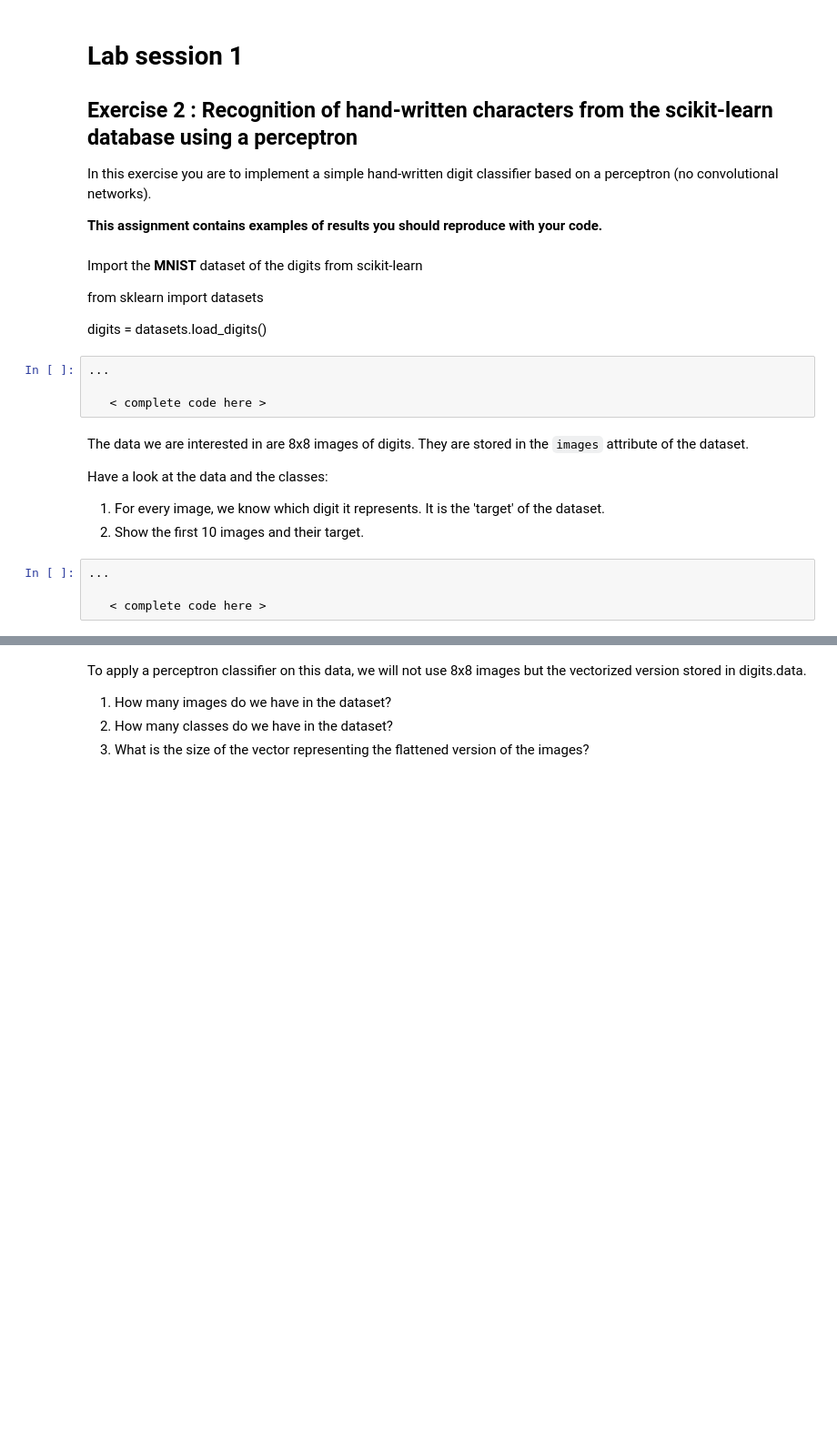
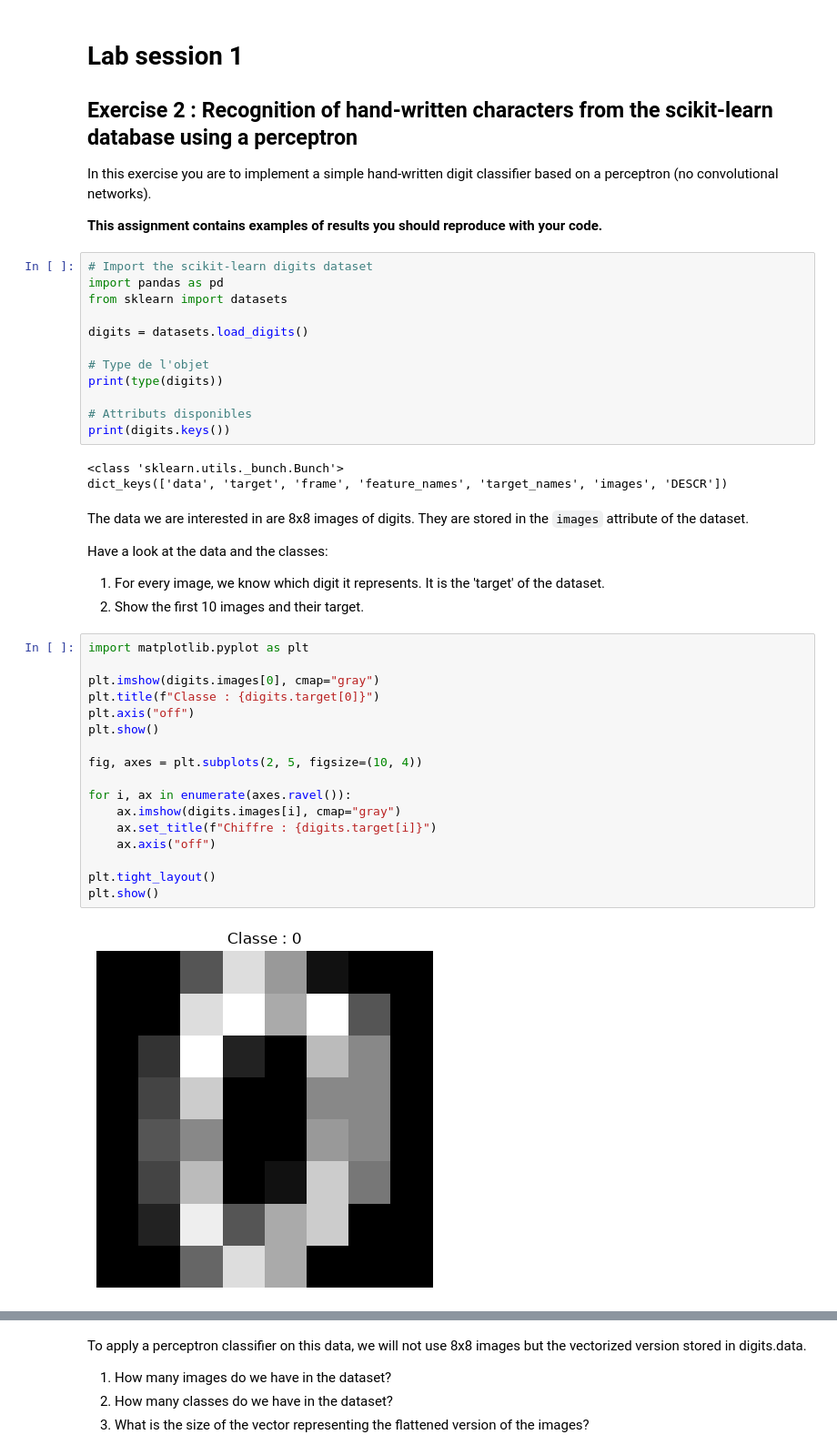
Before and after one commit to rgnseca/ML-AI_tutorials, a Jupyter notebook: Deep_Learning_Lab_Assignments/exercise_2_assignment.ipynb, the cells around one changed output, grey strips where cells are left out. Shown at 91% size. Cells and saved outputs as stored; diff of their text form; blank space fills up the shorter version.

```diff
--- a/Deep_Learning_Lab_Assignments/exercise_2_assignment.ipynb
+++ b/Deep_Learning_Lab_Assignments/exercise_2_assignment.ipynb
@@ -5,16 +5,21 @@
 In this exercise you are to implement a simple hand-written digit classifier based on a perceptron (no convolutional networks).
 
 **This assignment contains examples of results you should reproduce with your code.**
-# %% [markdown]
-Import the **MNIST** dataset of the digits from scikit-learn
-
-from sklearn import datasets
-
-digits = datasets.load_digits()
-# %%
-...
-
-   < complete code here >
+# %%
+# Import the scikit-learn digits dataset
+import pandas as pd
+from sklearn import datasets
+
+digits = datasets.load_digits()
+
+# Type de l'objet
+print(type(digits))
+
+# Attributs disponibles
+print(digits.keys())
+# %% [output]
+<class 'sklearn.utils._bunch.Bunch'>
+dict_keys(['data', 'target', 'frame', 'feature_names', 'target_names', 'images', 'DESCR'])
 # %% [markdown]
 The data we are interested in are 8x8 images of digits. They are stored in the `images` attribute of the dataset.
 
@@ -22,7 +27,22 @@ Have a look at the data and the classes:
 
 1.   For every image, we know which digit it represents. It is the  'target' of the dataset.
 2.   Show the first 10 images and their target.
-# %%
-...
-
-   < complete code here >
+# %%
+import matplotlib.pyplot as plt
+
+plt.imshow(digits.images[0], cmap="gray")
+plt.title(f"Classe : {digits.target[0]}")
+plt.axis("off")
+plt.show()
+
+fig, axes = plt.subplots(2, 5, figsize=(10, 4))
+
+for i, ax in enumerate(axes.ravel()):
+    ax.imshow(digits.images[i], cmap="gray")
+    ax.set_title(f"Chiffre : {digits.target[i]}")
+    ax.axis("off")
+
+plt.tight_layout()
+plt.show()
+# %% [output]
+[figure, added]
```
Also changed, not shown: parts of 26 cells of this notebook.
